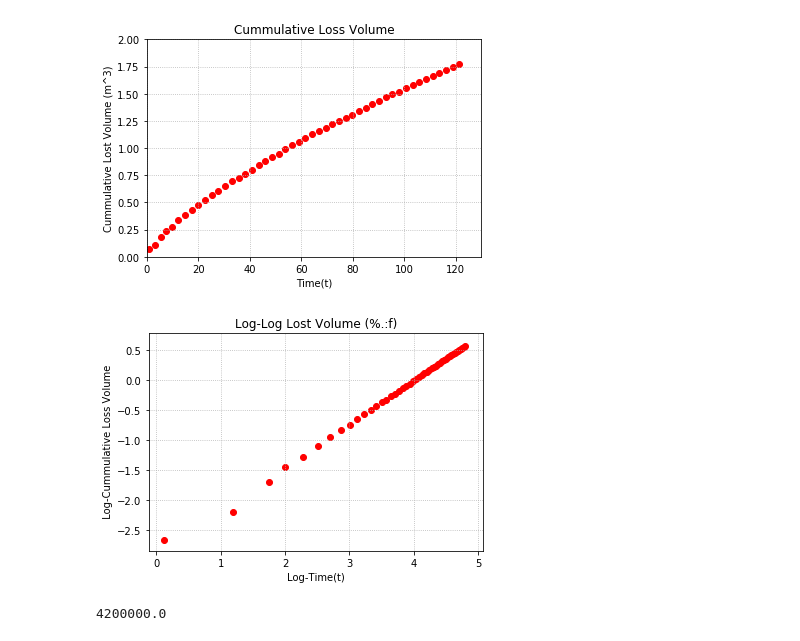
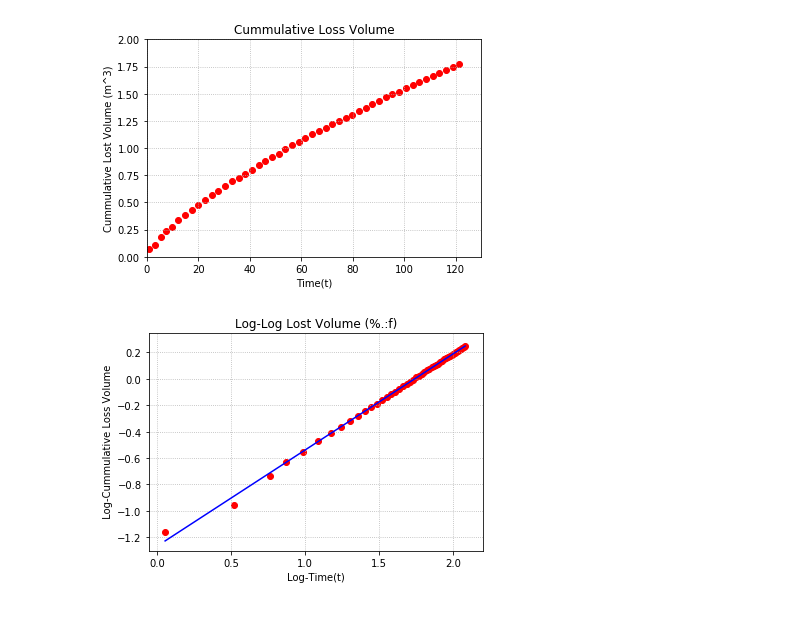
Before and after one commit to rui-ren/Simultaneous-Localization-and-Mapping, a Jupyter notebook: Linear Regression and Linearization of Drilling data.ipynb, the cells around one changed output. Drawn from its saved outputs; the diff is of its cells as text; code cells hidden in the pictures.

```diff
--- a/Linear Regression and Linearization of Drilling data.ipynb
+++ b/Linear Regression and Linearization of Drilling data.ipynb
@@ -39,14 +42,29 @@ plt.show()
 # %%
 import math
 for i in range(n_time):
-    plt.scatter(math.log(time[i]), math.log(lost_volume[i]), c = 'r')
-
+    plt.scatter(math.log10(time[i]), math.log10(lost_volume[i]), c = 'r')
+# be careful of log(x) = ln(x) and log10(x)---base
 plt.xlabel('Log-Time(t)')
 plt.ylabel(' Log-Cummulative Loss Volume')
 plt.title('Log-Log Lost Volume (%.:f)')
 ax1 = plt.axes()
 ax1.xaxis.grid(True, which = "major", linestyle = "dotted")
 ax1.yaxis.grid(True, which = "major", linestyle = "dotted")
+from sklearn.linear_model import LinearRegression
+# calculate log10(time)
+log_time = [math.log10(i) for i in time]
+x_time = np.ones(shape=(n_time,2))
+x_time[:,0]= log_time
+
+# calculate log10(volume)
+y_volume = [math.log10(i) for i in lost_volume]
+
+# wrong we should use the log data and linear regression
+reg = LinearRegression().fit(x_time,y_volume)
+plt.plot(x_time[:,0], reg.predict(x_time), 'b')
 plt.show()
+# here the coefficinet is really small, pls double check
+# the calculation according to the inv(X.T@X)X.T = y
+# coefficient = 0.72
 # %% [output]
-[figure, old version]
+[figure, new version]
@@ -62,22 +70,0 @@ lost_volume = np.array([lost_volume])
-# %%
-# theoretical type curve data
-# calculation from Simpson integration
-from scipy import integrate
-
-# input the basic drilling parameters
-m = 0.65   # flow behavior index
-K = 1.85   # fluid consistency
-delta_p = 4.2 * 10**6
-# dimensionless lost circulation parameters
-a = [0.001,0.008,0.001 , 0.004, 0.01 , 0.02, 0.1 , 0.08]
-[b, v] = len(a)
-slope_theoretical = []
-
-# calculate f vector
-# calculate t_d vector
-[ ]=integrate.simps(t_d, f)
-
-# and linear regression
-plot()
-# %% [output]
-4200000.0
```
Also changed, not shown: parts of 20 cells of this notebook.
